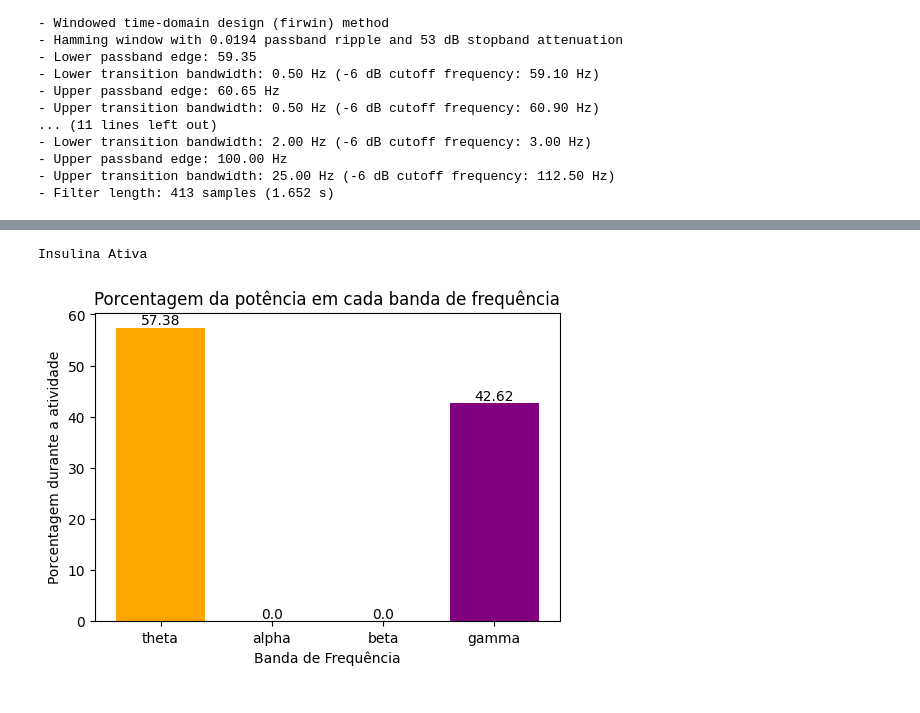
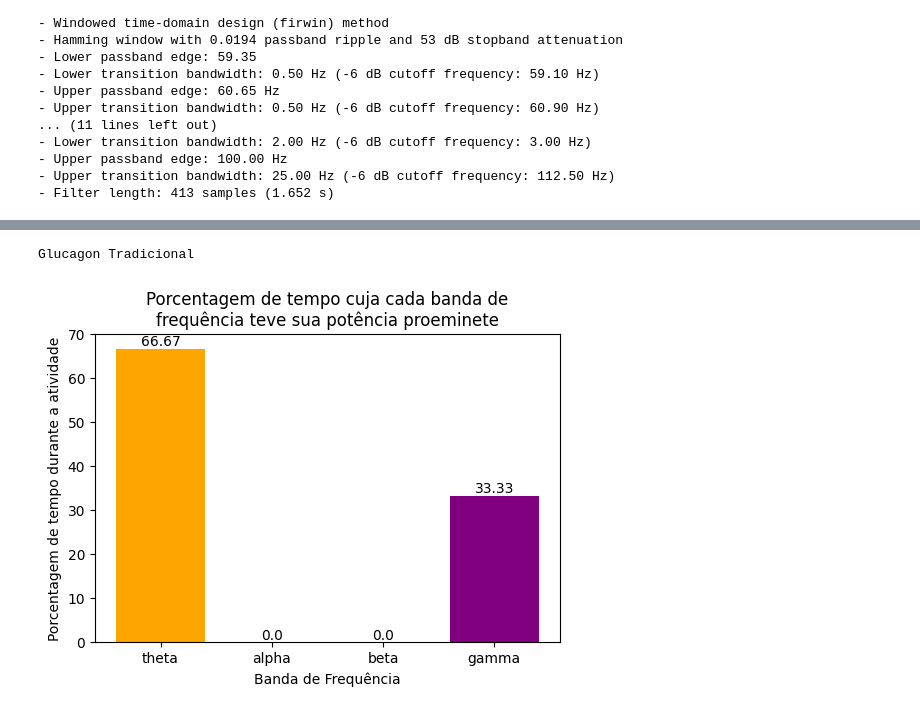
Before and after one commit to GustavoMartinx/Biological-Data-Processing, a Jupyter notebook: Dataset-Foco-Atencao/src/sliced_analysis.ipynb, the cells around one changed output, grey strips where cells are left out. Cells and saved outputs as stored; diff of their text form; code cells hidden in the pictures.

```diff
--- a/Dataset-Foco-Atencao/src/sliced_analysis.ipynb
+++ b/Dataset-Foco-Atencao/src/sliced_analysis.ipynb
@@ -93,0 +126,21 @@ Ready.
+# %%
+gt_index = []
+gt_index = convert_time_range_to_index(gt_timeranges[2])
+
+# ia_index = []
+# ia_index = convert_time_range_to_index(ia_timeranges[2])
+
+# tf_index = []
+# tf_index = convert_time_range_to_index(tf_timeranges[5])
+
+# Obtendo trecho de interesse
+data_cut_gt = gt_ob[gt_index[0]:gt_index[1], :]
+# data_cut_ia = ia_ob[ia_index[0]:ia_index[1], :]
+# data_cut_tf = tf_ob[tf_index[0]:tf_index[1], :]
+
+
+X = {
+    'gt': mne.io.RawArray(data_cut_gt.T, info),
+    # 'ia': mne.io.RawArray(data_cut_ia.T, info),
+    # 'tf': mne.io.RawArray(data_cut_tf.T, info),
+}
@@ -116,6 +183,6 @@ Designing a one-pass, zero-phase, non-causal bandstop filter:
 # %%
 sr = 250            # Taxa de amostragem dos dados do EEG (250Hz)
-jump = 4            # Tamanho da janela de análise (4 em 4 segundos)
+jump = 5            # Tamanho da janela de análise (4 em 4 segundos)
 size = sr * jump    # Número de pontos de dados em cada janela de análise
 
 # Definindo os limites das bandas de frequência (em Hz)
@@ -127,13 +194,15 @@ gamma_band = (30, 100)    # Gamma: 30 - 100 Hz
 
 total_pc = {}
 # data_names = ('gt', 'ia', 'tf')
-data_names = ('ia',)
+data_names = ('gt',)
+
+electrodes = ["F3", "Fz", "F4"] # , "C3", "Cz", "C4"
 
 # X contém os cinco conjuntos de dados de EEG para análise
 for k, data in enumerate(X.values()):
     results = [0, 0, 0, 0] # Contagem de dominância de cada banda
 
-    data.set_eeg_reference(ref_channels='average', projection=False)
+    data.set_eeg_reference(ref_channels=electrodes, projection=False)
 
     # Percorre os dados em incrementos de sr (1 segundo) extraindo janelas de tamanho size (4s)
     for i in range(0, int(data.times[-1] - jump), 1):
@@ -161,7 +230,7 @@ for k, data in enumerate(X.values()):
 
         # Calculando a potência em cada banda de frequência por meio da integração da PSD
         bands = [np.sum(X[theta_idxs]), np.sum(X[alpha_idxs]), np.sum(X[beta_idxs]), np.sum(X[gamma_idxs])]
-        # Calculando a pontuação de cada banda para mostrar a porcentagem futura
+        # Calculando a pontuação de cada banda para mostrar a porcentagem
         results[np.argmax(bands)] += 1
 
     total = sum(results)
@@ -185,22 +262,22 @@ def plot_bar(x):
     for bar in bars:
         yval = bar.get_height()
         plt.text(bar.get_x() + bar.get_width()/2, yval, round(yval, 2), ha='center', va='bottom')
-    plt.title('Porcentagem da potência em cada banda de frequência')
+    plt.title('Porcentagem de tempo cuja cada banda de\nfrequência teve sua potência proeminete')
     plt.xlabel('Banda de Frequência')
-    plt.ylabel('Porcentagem durante a atividade')
+    plt.ylabel('Porcentagem de tempo da atividade')
     plt.show()
 # %%
-# print('Glucagon Tradicional')
-# plot_bar(total_pc['gt'])
+print('Glucagon Tradicional')
+plot_bar(total_pc['gt'])
 
-print('Insulina Ativa')
-plot_bar(total_pc['ia'])
+# print('Insulina Ativa')
+# plot_bar(total_pc['ia'])
 
 # print('Teste Final')
 # plot_bar(total_pc['tf'])
 # %% [output]
-Insulina Ativa
+Glucagon Tradicional
-[figure, old version]
+[figure, new version]
 # %%
 def print_graphs(X):
     for i in range(X.shape[1]):
```
Also changed, not shown: parts of 19 cells of this notebook, 6 other files.
